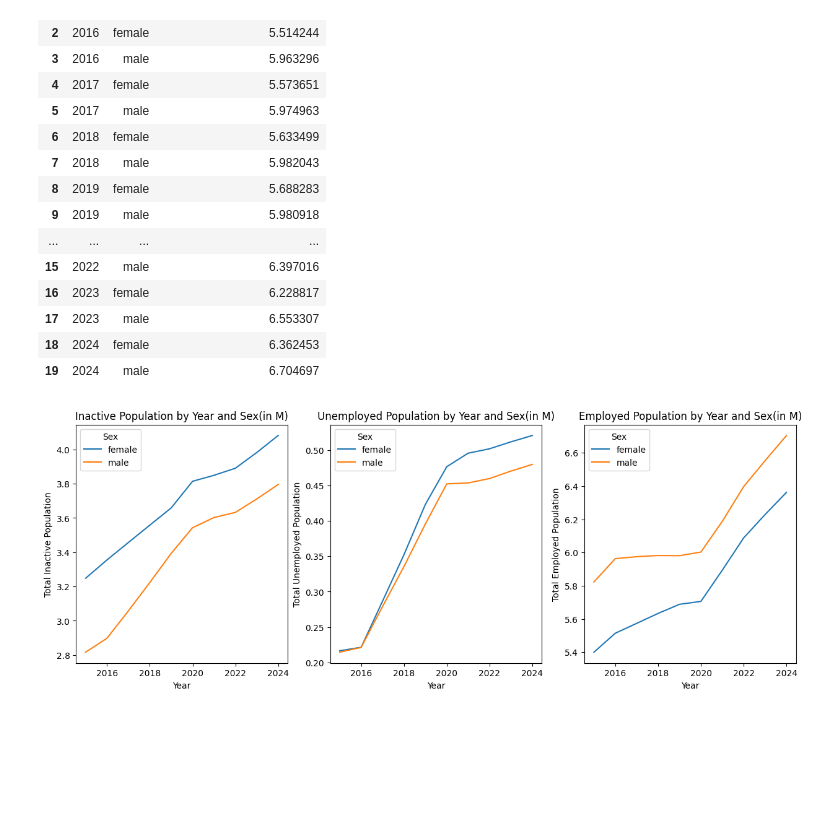
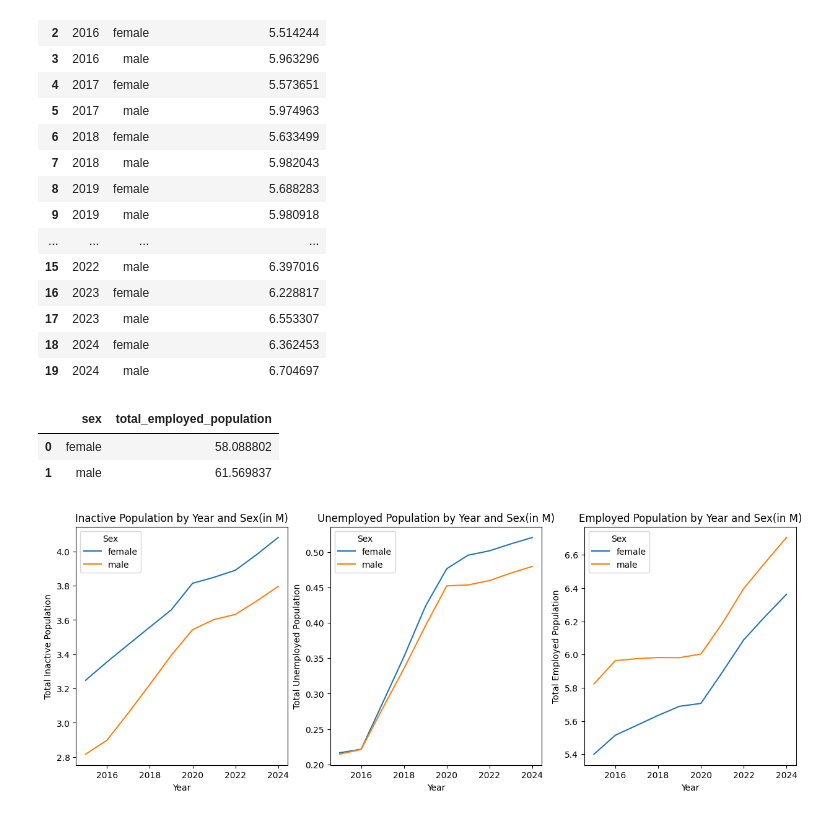
Before and after one commit to gathukalinet/viz2_assignment, a Jupyter notebook: Visualizations2_Assignment.ipynb, the cells around one changed output. Saved outputs shown, nothing was run; the diff lists cells and outputs as text; code cells hidden in the pictures; blank space fills up the shorter version.

```diff
--- a/Visualizations2_Assignment.ipynb
+++ b/Visualizations2_Assignment.ipynb
@@ -139,3 +160,11 @@ grouped_employed
 | 17 | 2023 | male | 6.553307 |
 | 18 | 2024 | female | 6.362453 |
 | 19 | 2024 | male | 6.704697 |
+# %%
+grouped_employedTotal=emp_df.groupby(['sex'])['total_employed_population'].sum().reset_index()
+grouped_employedTotal['total_employed_population'] = grouped_employedTotal['total_employed_population'] / 1000000
+grouped_employedTotal
+# %% [output]
+|  | sex | total_employed_population |
+| 0 | female | 58.088802 |
+| 1 | male | 61.569837 |
```
Also changed, not shown: parts of 5 cells of this notebook, 1 other file.
